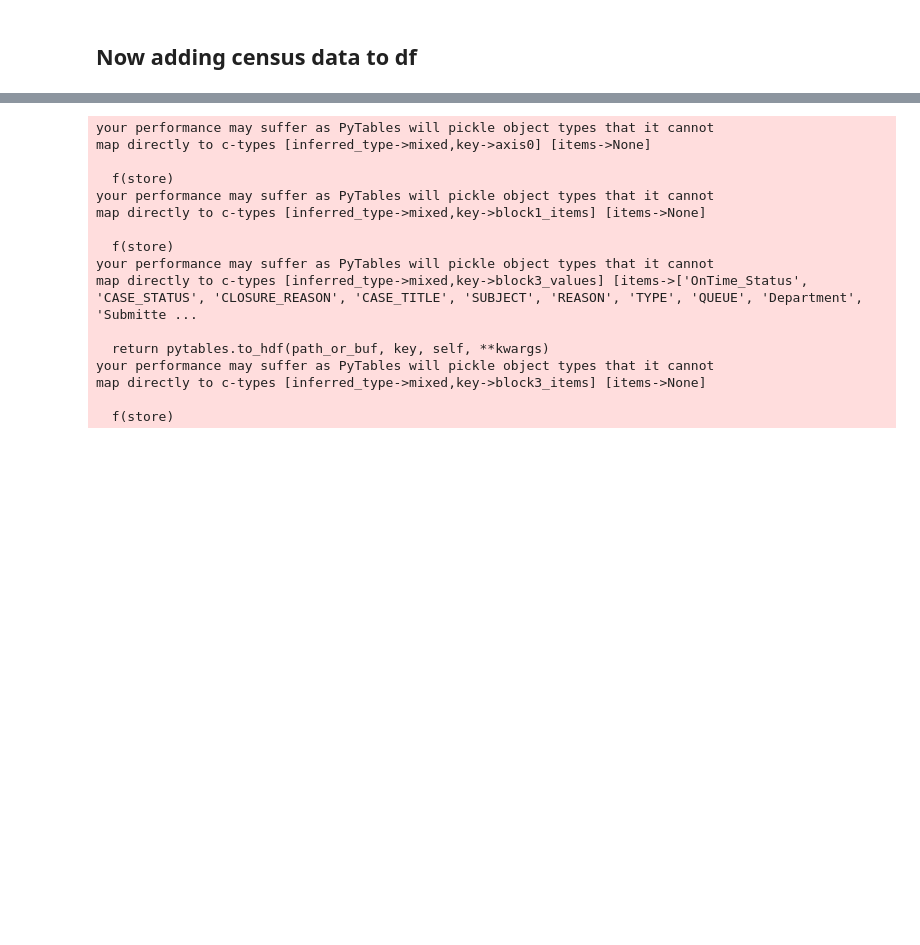
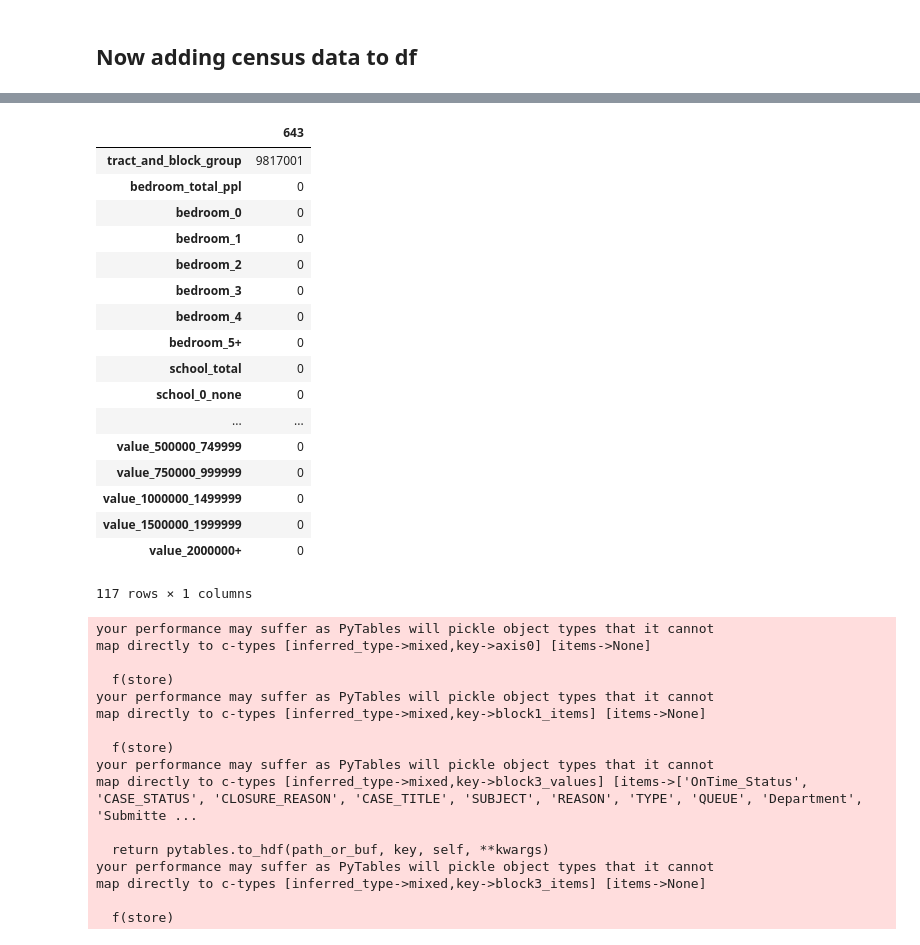
Before and after one commit to aok1425/311-prediction-times, a Jupyter notebook: 00 preprocessing/04 incorporating census data to pkl.ipynb, the cells around one changed output, grey strips where cells are left out. Cells and saved outputs as stored; diff of their text form; code cells hidden in the pictures; blank space fills up the shorter version.

Commit message:
imputed NAs for Census data

```diff
--- a/00 preprocessing/04 incorporating census data to pkl.ipynb
+++ b/00 preprocessing/04 incorporating census data to pkl.ipynb
@@ -38,3 +57,24 @@ df_census.head(1).T
+# %%
+df_census[df_census.tract_and_block_group == '9817001'].T
+# %% [output]
+|  | 643 |
+| tract_and_block_group | 9817001 |
+| bedroom_total_ppl | 0 |
+| bedroom_0 | 0 |
+| bedroom_1 | 0 |
+| bedroom_2 | 0 |
+| bedroom_3 | 0 |
+| bedroom_4 | 0 |
+| bedroom_5+ | 0 |
+| school_total | 0 |
+| school_0_none | 0 |
+| ... | ... |
+| value_500000_749999 | 0 |
+| value_750000_999999 | 0 |
+| value_1000000_1499999 | 0 |
+| value_1500000_1999999 | 0 |
+| value_2000000+ | 0 |
+117 rows × 1 columns
 # %%
 df_final = df.merge(df_census, on='tract_and_block_group', how='left')
 df_final.head(1).T
```
Also changed, not shown: parts of 1 cell of this notebook, 3 other files.
